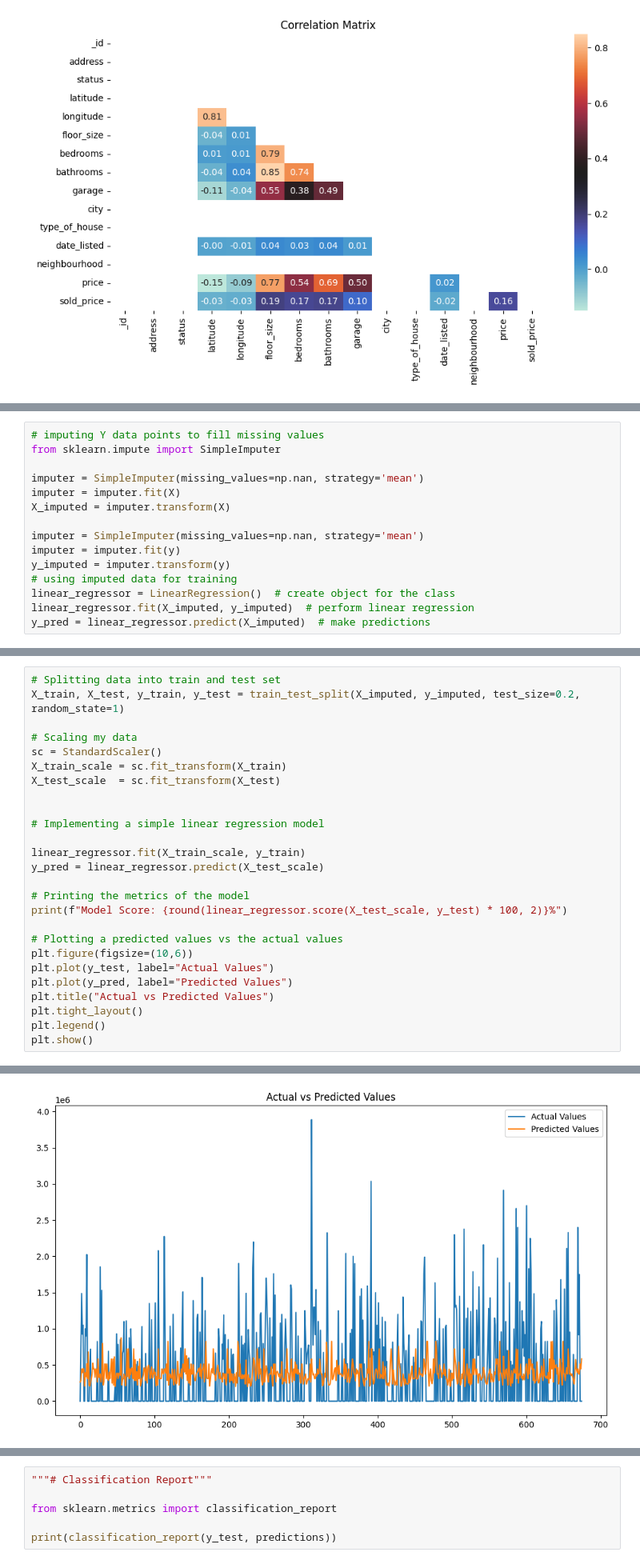
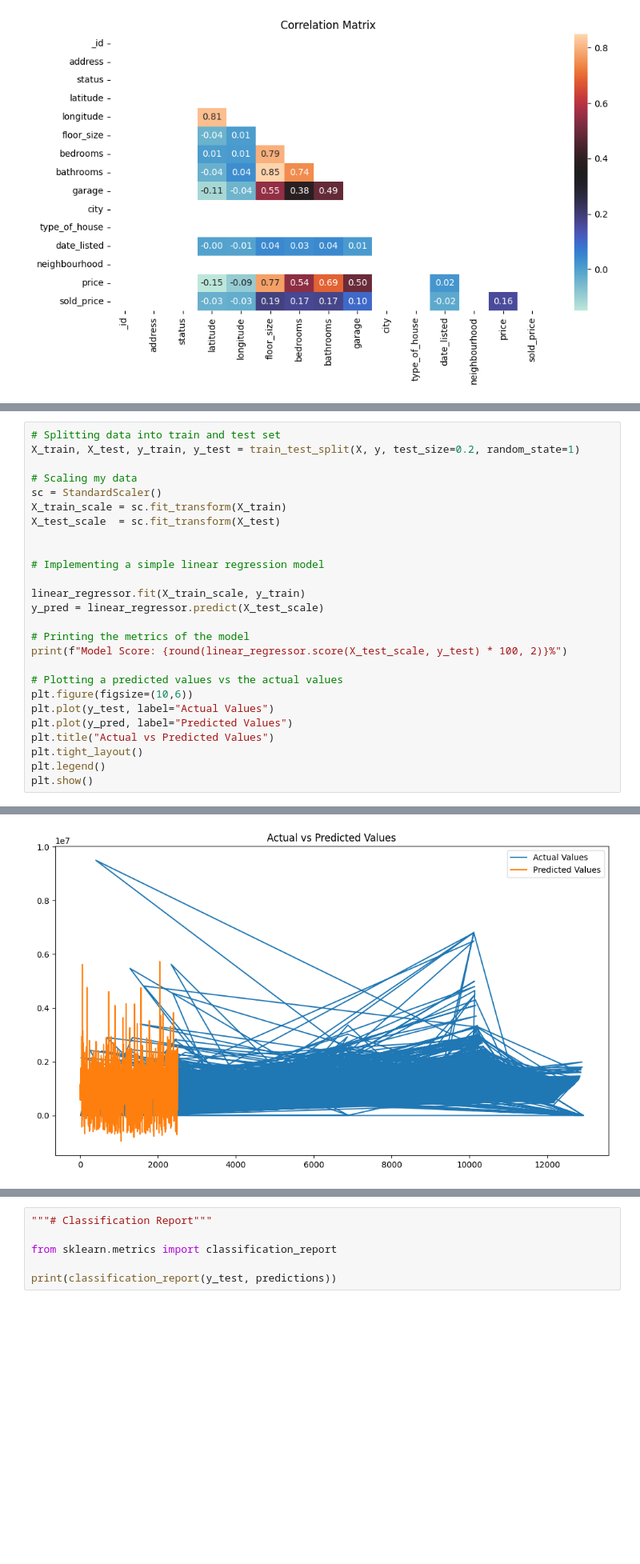
Before and after one commit to MaisieDeGraaf/Housing-Project_Final, a Jupyter notebook: linreg_housing.ipynb, the cells around one changed output, grey strips where cells are left out. Shown at 80% size. Drawn from its saved outputs; the diff is of its cells as text; blank space fills up the shorter version.

```diff
--- a/linreg_housing.ipynb
+++ b/linreg_housing.ipynb
@@ -561,15 +575,0 @@ y = houses_df["sold_price"].values.reshape(-1,1)
-# %%
-# imputing Y data points to fill missing values
-from sklearn.impute import SimpleImputer
-
-imputer = SimpleImputer(missing_values=np.nan, strategy='mean')
-imputer = imputer.fit(X)
-X_imputed = imputer.transform(X)
-
-imputer = SimpleImputer(missing_values=np.nan, strategy='mean')
-imputer = imputer.fit(y)
-y_imputed = imputer.transform(y)
-# using imputed data for training
-linear_regressor = LinearRegression()  # create object for the class
-linear_regressor.fit(X_imputed, y_imputed)  # perform linear regression
-y_pred = linear_regressor.predict(X_imputed)  # make predictions
@@ -608,6 +593,6 @@ print(sye)
 # %%
 # Splitting data into train and test set
-X_train, X_test, y_train, y_test = train_test_split(X_imputed, y_imputed, test_size=0.2, random_state=1)
+X_train, X_test, y_train, y_test = train_test_split(X, y, test_size=0.2, random_state=1)
 
 # Scaling my data
 sc = StandardScaler()
@@ -636 +621 @@ Model Score: 2.17%
-[figure, old version]
+[figure, new version]
```
Also changed, not shown: parts of 17 cells of this notebook.
